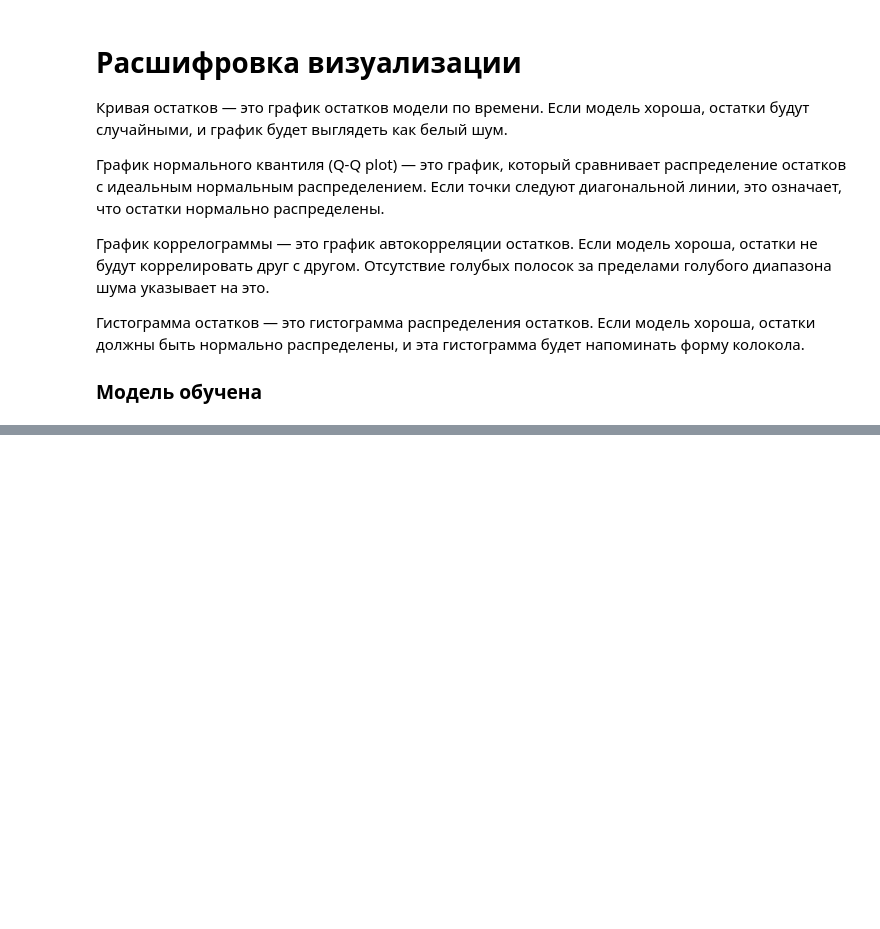
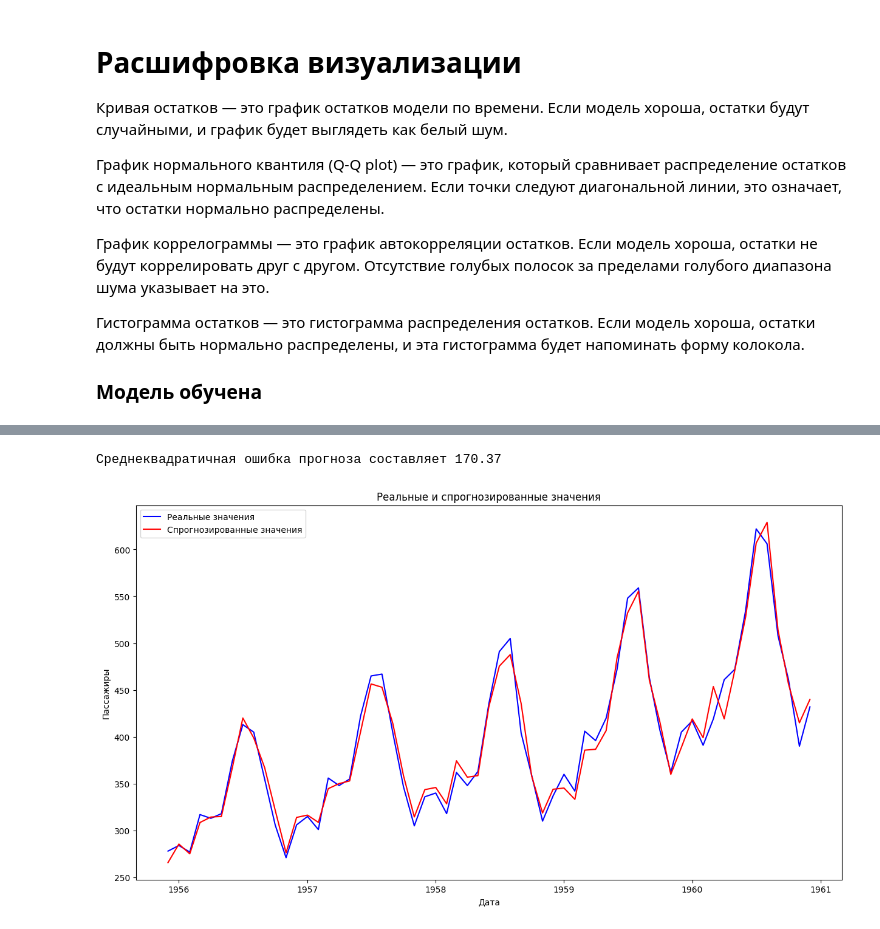
Before and after one commit to ZorgIT/py-da-aiacademy, a Jupyter notebook: learnPy/statisticModel/predict/arimax/2024-09-21_SARIMA_example.ipynb, the cells around one changed output, grey strips where cells are left out. Saved outputs shown, nothing was run; the diff lists cells and outputs as text; code cells hidden in the pictures; blank space fills up the shorter version.

Commit message:
add SARIMA uses and visualize

```diff
--- a/learnPy/statisticModel/predict/arimax/2024-09-21_Superstorearima.ipynb
+++ b/learnPy/statisticModel/predict/arimax/2024-09-21_SARIMA_example.ipynb
@@ -306,0 +328,27 @@ plt.show()
+# %%
+st_pred = results.get_prediction(start=pd.to_datetime('1955-12-01'), dynamic=False)
+forecast_values = st_pred.predicted_mean
+# %%
+#будем использовать среднеквадратичную ошибку (MSE) как нашу метрику оценки точности прогноза:
+actual_values = time_series['1955-12-01':]['Passengers']
+forecast_mse = ((forecast_values - actual_values) ** 2).mean()
+print('Среднеквадратичная ошибка прогноза составляет {}'.format(round(forecast_mse, 2)))
+#Чем ниже значение MSE, тем точнее модель.
+# %% [output]
+Среднеквадратичная ошибка прогноза составляет 170.37
+# %%
+#визуализируем результаты
+plt.figure(figsize=(15,8))
+
+plt.plot(actual_values.index, actual_values, label='Реальные значения', color='blue')
+
+plt.plot(forecast_values.index, forecast_values, label='Спрогнозированные значения', color='red')
+
+plt.title('Реальные и cпрогнозированные значения')
+plt.xlabel('Дата')
+plt.ylabel('Пассажиры')
+plt.legend()
+
+plt.show()
+# %% [output]
+[figure, added]
```
Also changed, not shown: parts of 10 cells of this notebook.
